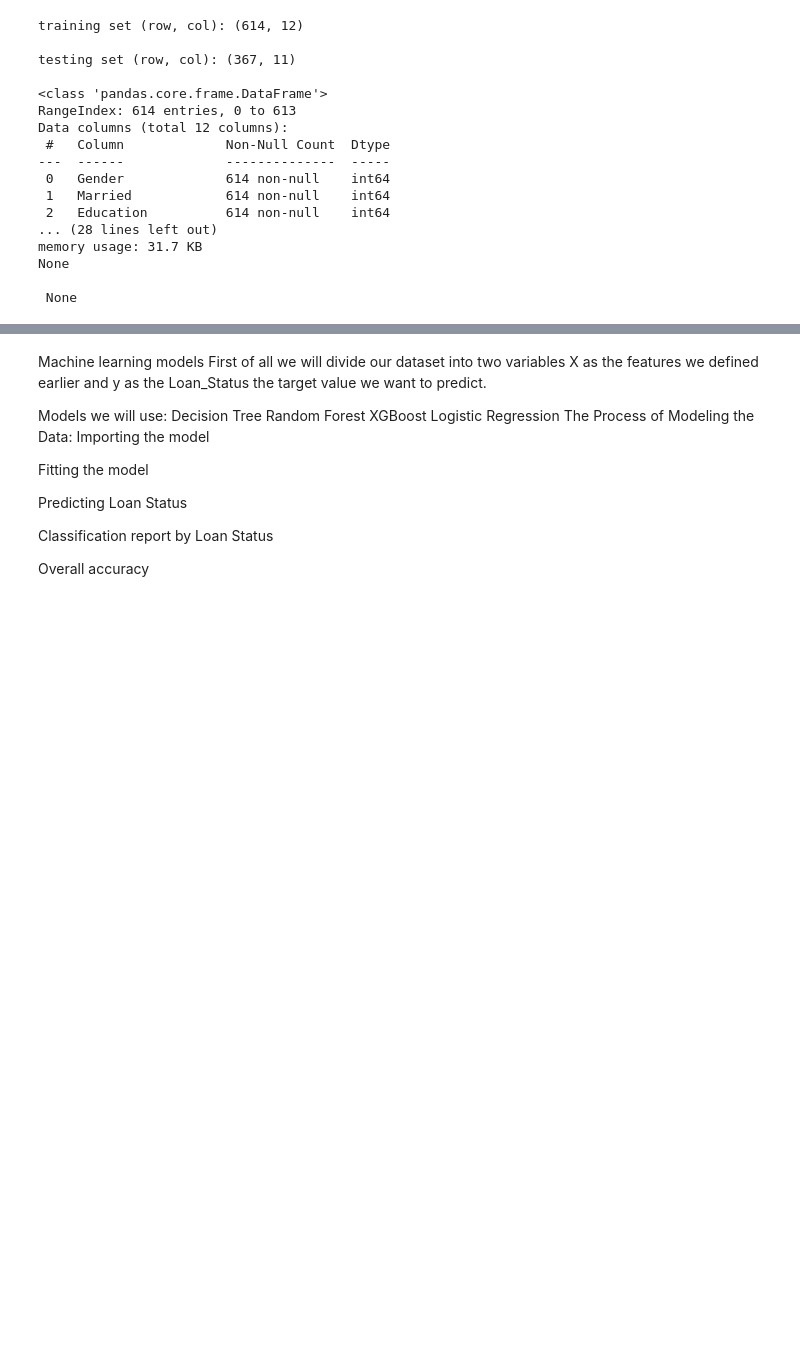
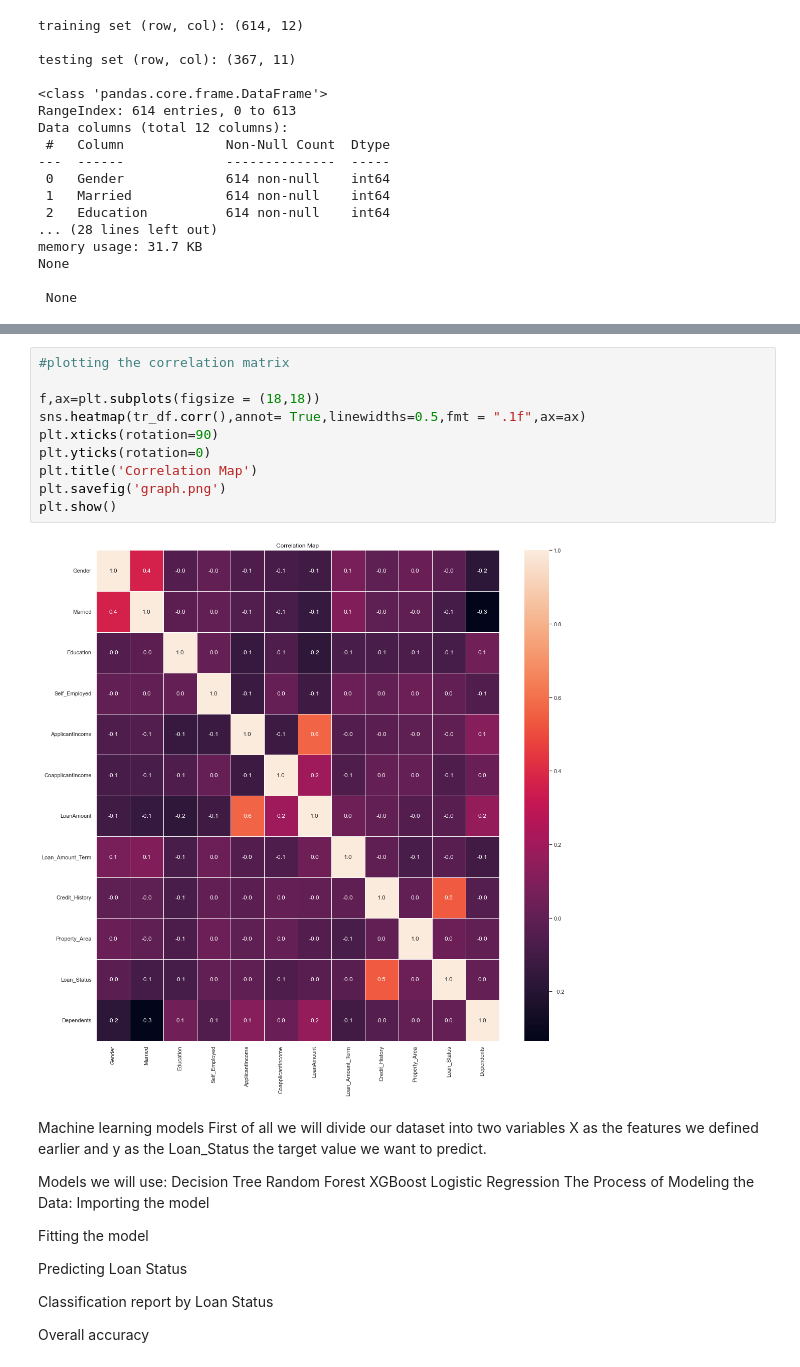
Before and after one commit to jrroscoe/Loan_prediction, a Jupyter notebook: Loan Prediction/Script.ipynb, the cells around one changed output, grey strips where cells are left out. Cells and saved outputs as stored; diff of their text form; blank space fills up the shorter version.

```diff
--- a/Loan Prediction/Script.ipynb
+++ b/Loan Prediction/Script.ipynb
@@ -296,3 +272,15 @@ corr.style.background_gradient(cmap='coolwarm').set_precision(2)
+# %%
+#plotting the correlation matrix
+
+f,ax=plt.subplots(figsize = (18,18))
+sns.heatmap(tr_df.corr(),annot= True,linewidths=0.5,fmt = ".1f",ax=ax)
+plt.xticks(rotation=90)
+plt.yticks(rotation=0)
+plt.title('Correlation Map')
+plt.savefig('graph.png')
+plt.show()
+# %% [output]
+[figure, added]
 # %% [markdown]
 Machine learning models
 First of all we will divide our dataset into two variables X as the features we defined earlier and y as the Loan_Status the target value we want to predict.
```
Also changed, not shown: parts of 5 cells of this notebook, 1 other file.
